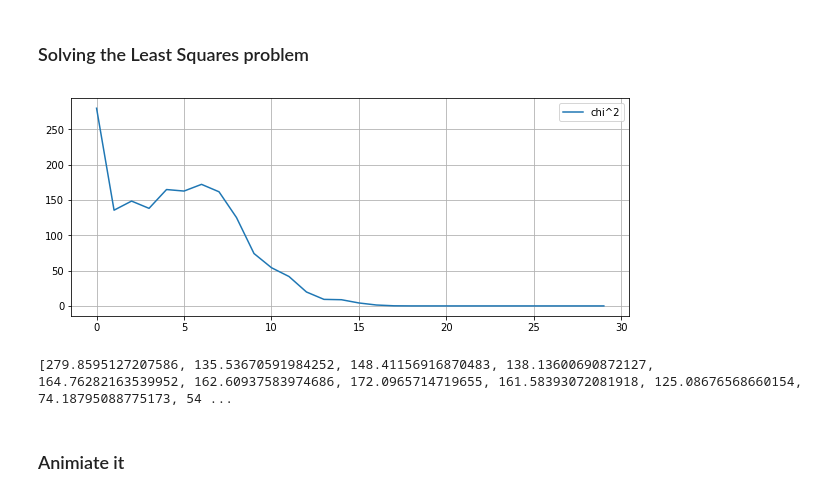
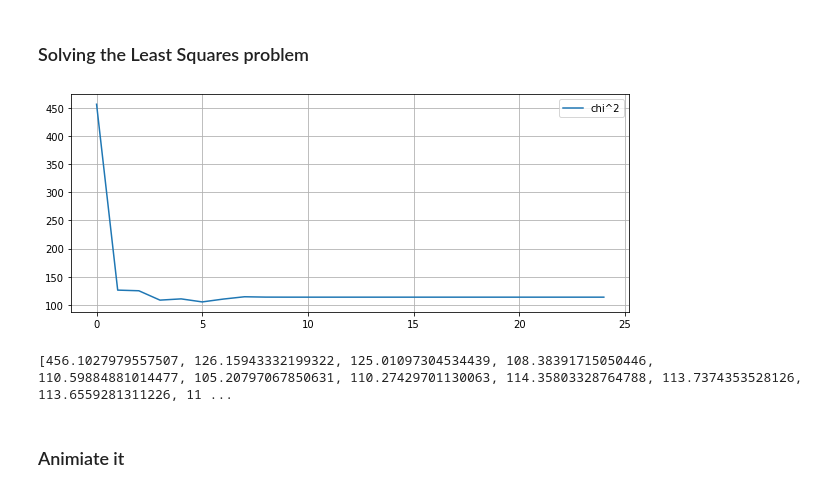
Before and after one commit to travismorton1995/SYDE621-Project, a Jupyter notebook: icp2.ipynb, the cells around one changed output. Cells and saved outputs as stored; diff of their text form; code cells hidden in the pictures.

```diff
--- a/icp2.ipynb
+++ b/icp2.ipynb
@@ -67,8 +71,8 @@ def animate_results(P_values, Q, corresp_values, xlim, ylim):
 # %% [markdown]
 ### Generate Example Data
 # %%
-# initialize pertrubation rotation
-angle = pi / 4
+# initialize perturbation rotation
+angle = pi / 3
 R_true = np.array([[cos(angle), -sin(angle)],
                    [sin(angle),  cos(angle)]])
 t_true = np.array([[-2], [5]])
@@ -292,37 +296,37 @@ def prepare_system(x, P, Q, correspondences, kernel=lambda distance: 1.0):
         chi += e.T * e
     return H, g, chi
 
-def icp_least_squares(P, Q, iterations=30, kernel=lambda distance: 1.0):
+def icp_least_squares(P, Q, iterations=25, kernel=lambda distance: 1.0):
     x = np.zeros((3, 1))
     chi_values = []
     x_values = [x.copy()]  # Initial value for transformation.
     P_values = [P.copy()]
     P_copy = P.copy()
     corresp_values = []
     for i in range(iterations):
         rot = R(x[2])
         t = x[0:2]
         correspondences = get_correspondence_indices(P_copy, Q)
         corresp_values.append(correspondences)
         H, g, chi = prepare_system(x, P, Q, correspondences, kernel)
         dx = np.linalg.lstsq(H, -g, rcond=None)[0]
         x += dx
         x[2] = atan2(sin(x[2]), cos(x[2])) # normalize angle
         chi_values.append(chi.item(0))
         x_values.append(x.copy())
         rot = R(x[2])
         t = x[0:2]
         P_copy = rot.dot(P.copy()) + t
         P_values.append(P_copy)
     corresp_values.append(corresp_values[-1])
     return P_values, chi_values, corresp_values
 
 P_values, chi_values, corresp_values = icp_least_squares(P, Q)
 plot_values(chi_values, label="chi^2")
 print(chi_values)
 # %% [output]
-[figure, old version]
+[figure, new version]
-[279.8595127207586, 135.53670591984252, 148.41156916870483, 138.13600690872127, 164.76282163539952, 162.60937583974686, 172.0965714719655, 161.58393072081918, 125.08676568660154, 74.18795088775173, 54 ...
+[456.1027979557507, 126.15943332199322, 125.01097304534439, 108.38391715050446, 110.59884881014477, 105.20797067850631, 110.27429701130063, 114.35803328764788, 113.7374353528126, 113.6559281311226, 11 ...
 # %% [markdown]
 ### Animiate it
 # %%
```
Also changed, not shown: parts of 14 cells of this notebook, 3 other files.
